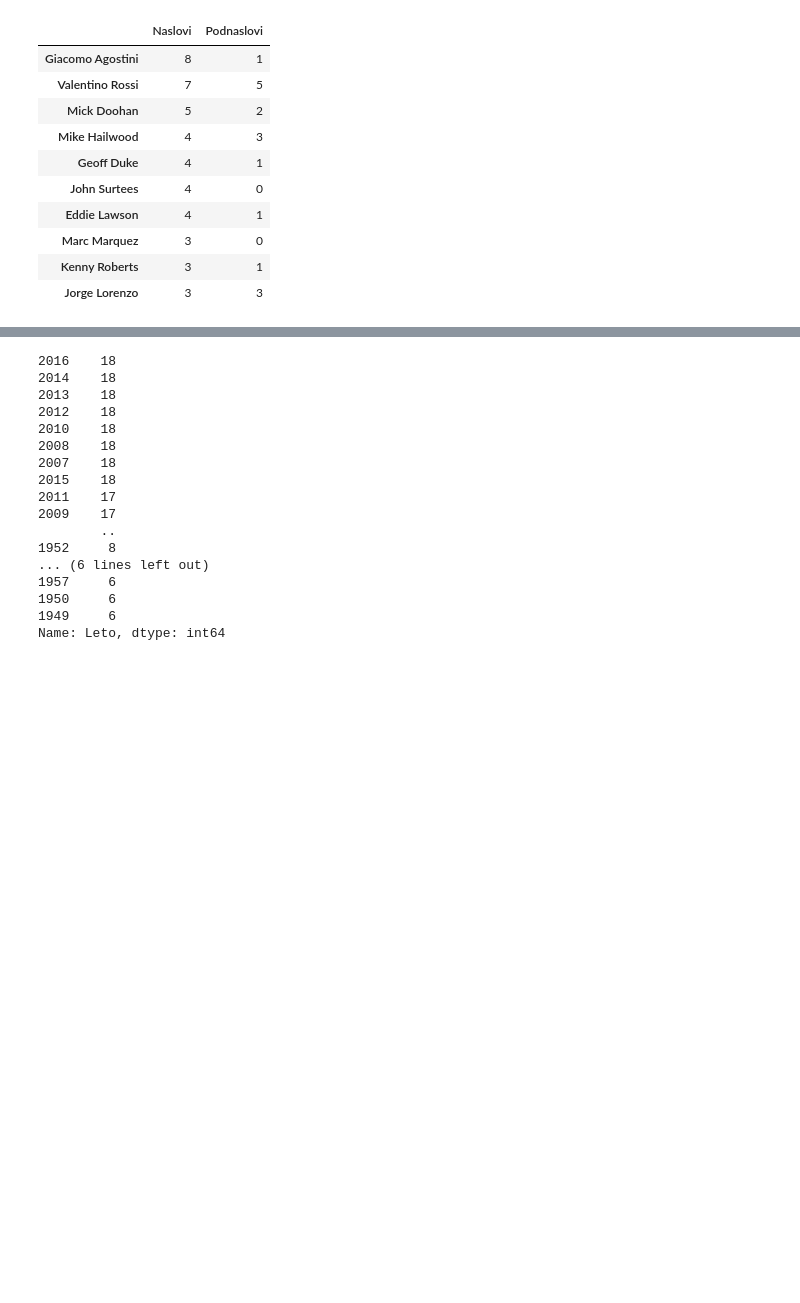
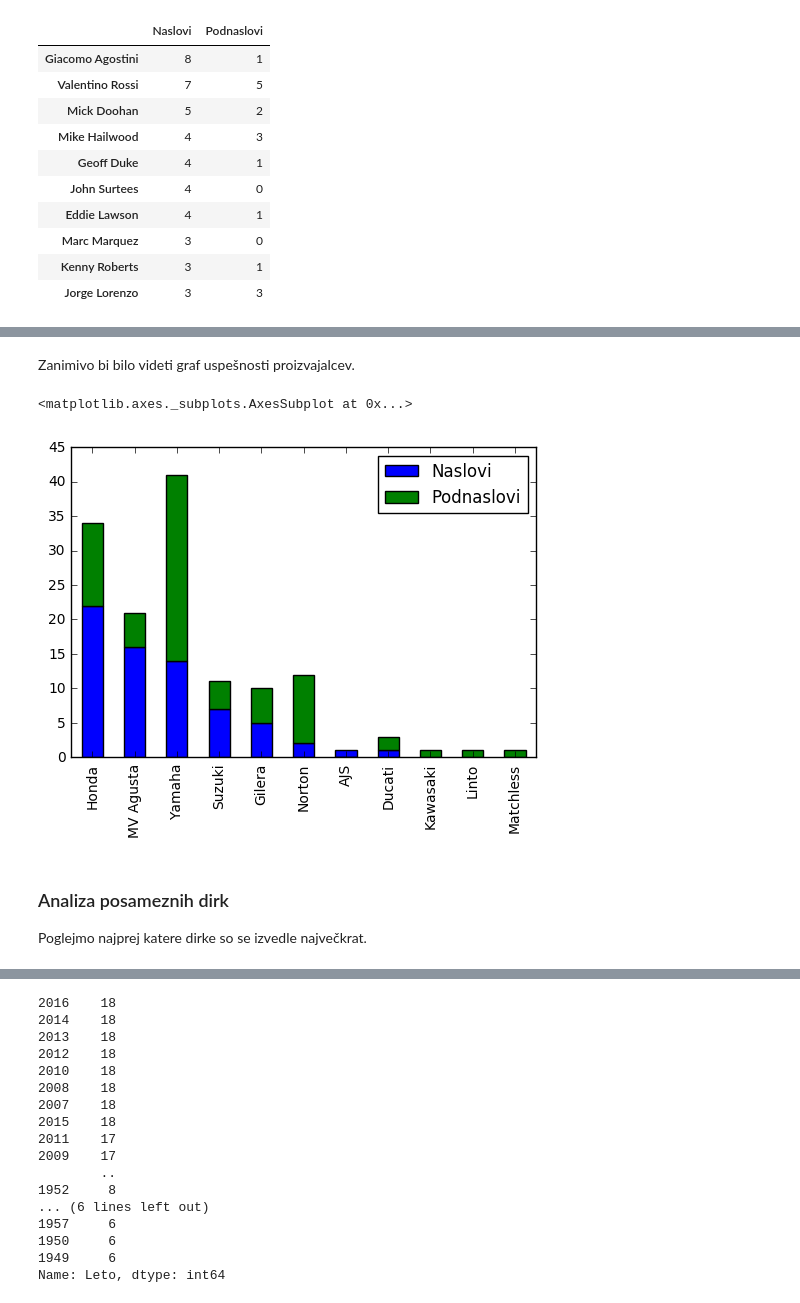
Before and after one commit to ursazrimsek/ProjektProgramiranje1, a Jupyter notebook: MotoGP.ipynb, the cells around one changed output, grey strips where cells are left out. Drawn from its saved outputs; the diff is of its cells as text; code cells hidden in the pictures; blank space fills up the shorter version.

```diff
--- a/MotoGP.ipynb
+++ b/MotoGP.ipynb
@@ -149,0 +155,7 @@ Name: Prvi_proizvajalec, dtype: int64
+# %%
+proizvajalci_naslovi = skupni_rezultati['Prvi_proizvajalec'].value_counts()
+proizvajalci_podnaslovi = skupni_rezultati['Drugi_proizvajalec'].value_counts()
+skupno = {'Naslovi': proizvajalci_naslovi, 'Podnaslovi': proizvajalci_podnaslovi}
+
+proizvajalci_skupno = pd.DataFrame(skupno).fillna(0).astype(int).sort_values('Naslovi', ascending = False)
+proizvajalci_skupno
@@ -150,2 +175,12 @@ Name: Prvi_proizvajalec, dtype: int64
+# %% [markdown]
+Zanimivo bi bilo videti graf uspešnosti proizvajalcev.
+# %%
+proizvajalci_skupno.plot(kind = 'bar', stacked=True)
+# %% [output]
+<matplotlib.axes._subplots.AxesSubplot at 0x...>
+[figure, added]
+# %% [markdown]
+### Analiza posameznih dirk
+Poglejmo najprej katere dirke so se izvedle največkrat.
 # %%
 najpogostejse_dirke = rezultati_dirk['Dirka'].value_counts()
```
Also changed, not shown: parts of 29 cells of this notebook.
